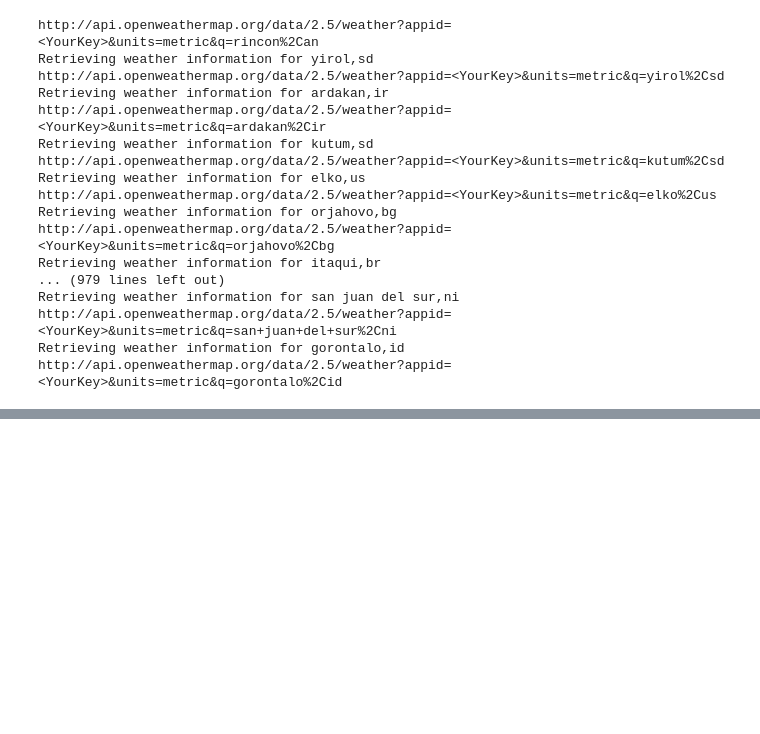
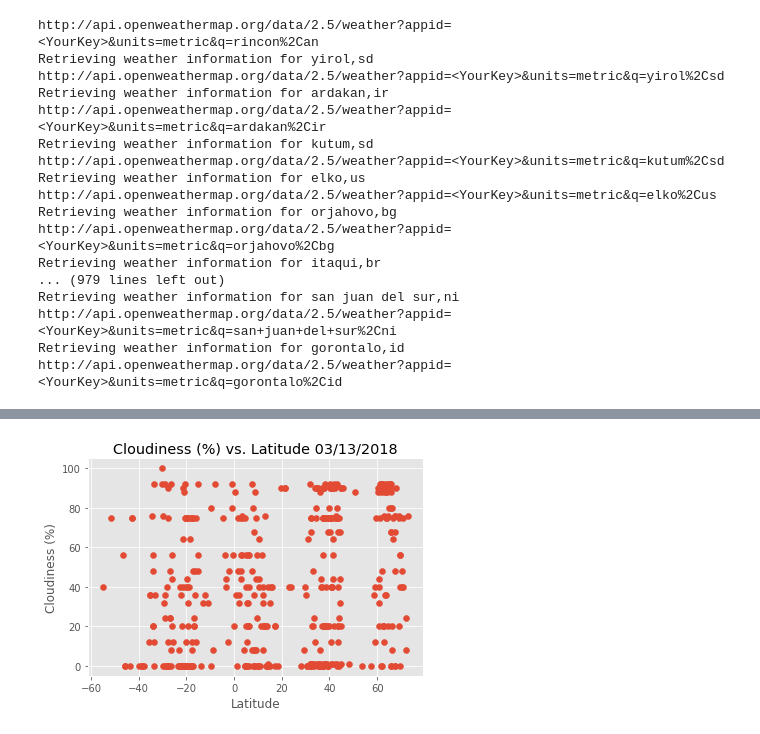
Before and after one commit to APK500/PythonAPI-Homework-WeatherPy, a Jupyter notebook: S_Version.ipynb, the cells around one changed output, grey strips where cells are left out. Saved outputs shown, nothing was run; the diff lists cells and outputs as text; code cells hidden in the pictures; blank space fills up the shorter version.

```diff
--- a/S_Version.ipynb
+++ b/S_Version.ipynb
@@ -179,0 +193,13 @@ NameError: name 'samplecity' is not defined
+# %%
+#  "CLOUDINESS" VS LATITUDE
+
+# plt.scatter(latitude,cloudy)
+plt.scatter(selected_cities['Latitude'], selected_cities['Cloudiness'])
+plt.title(f"Cloudiness (%) vs. Latitude {date}")
+plt.xlabel("Latitude")
+plt.ylabel("Cloudiness (%)")
+plt.style.use('ggplot')
+plt.savefig("Cloudiness.png")
+plt.show()
+# %% [output]
+[figure, added]
```
Also changed, not shown: parts of 2 cells of this notebook, 3 other files.
